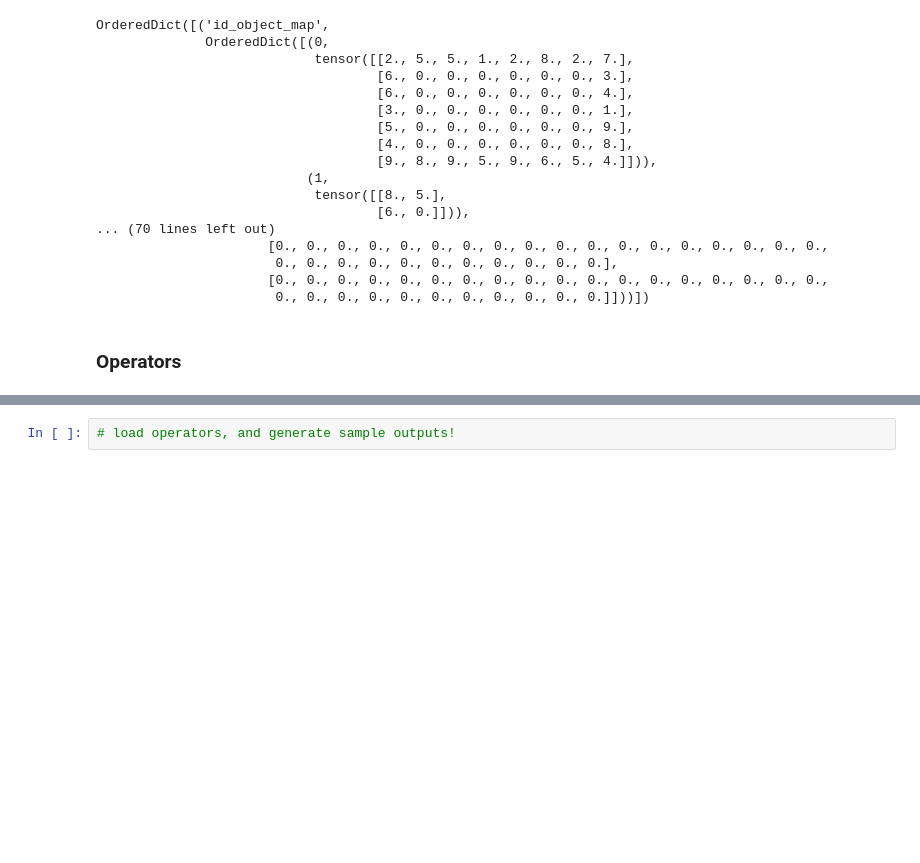
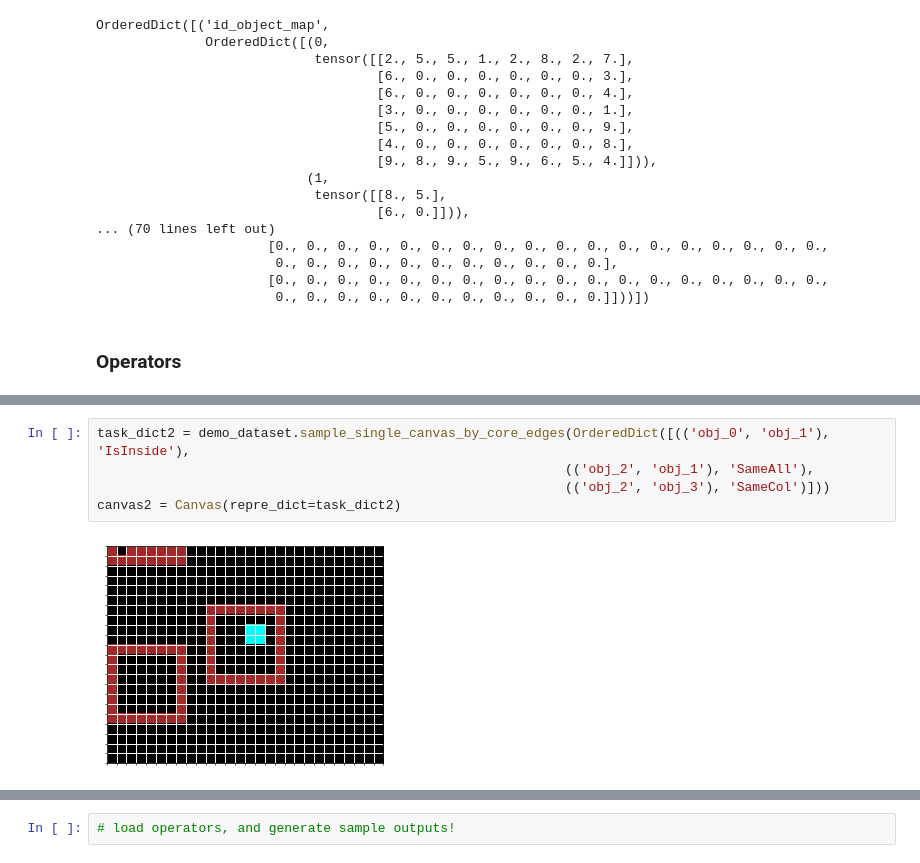
Before and after one commit to frankaging/BabyARC, a Jupyter notebook: code/dataset/demo.ipynb, the cells around one changed output, grey strips where cells are left out. Drawn from its saved outputs; the diff is of its cells as text; blank space fills up the shorter version.

```diff
--- a/code/dataset/demo.ipynb
+++ b/code/dataset/demo.ipynb
@@ -179,0 +453,7 @@ OrderedDict([('id_object_map',
+# %%
+task_dict2 = demo_dataset.sample_single_canvas_by_core_edges(OrderedDict([(('obj_0', 'obj_1'), 'IsInside'),
+                                                            (('obj_2', 'obj_1'), 'SameAll'),
+                                                            (('obj_2', 'obj_3'), 'SameCol')]))
+canvas2 = Canvas(repre_dict=task_dict2)
+# %% [output]
+[figure, added]
```
Also changed, not shown: parts of 8 cells of this notebook.
